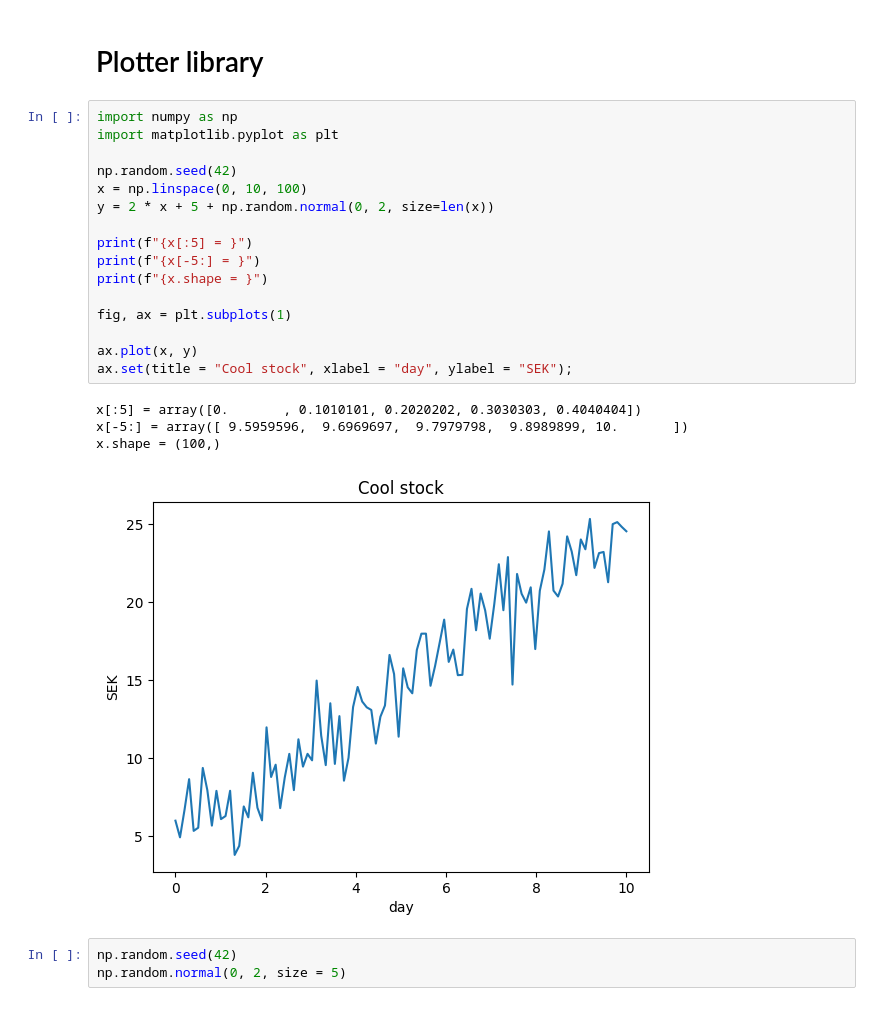
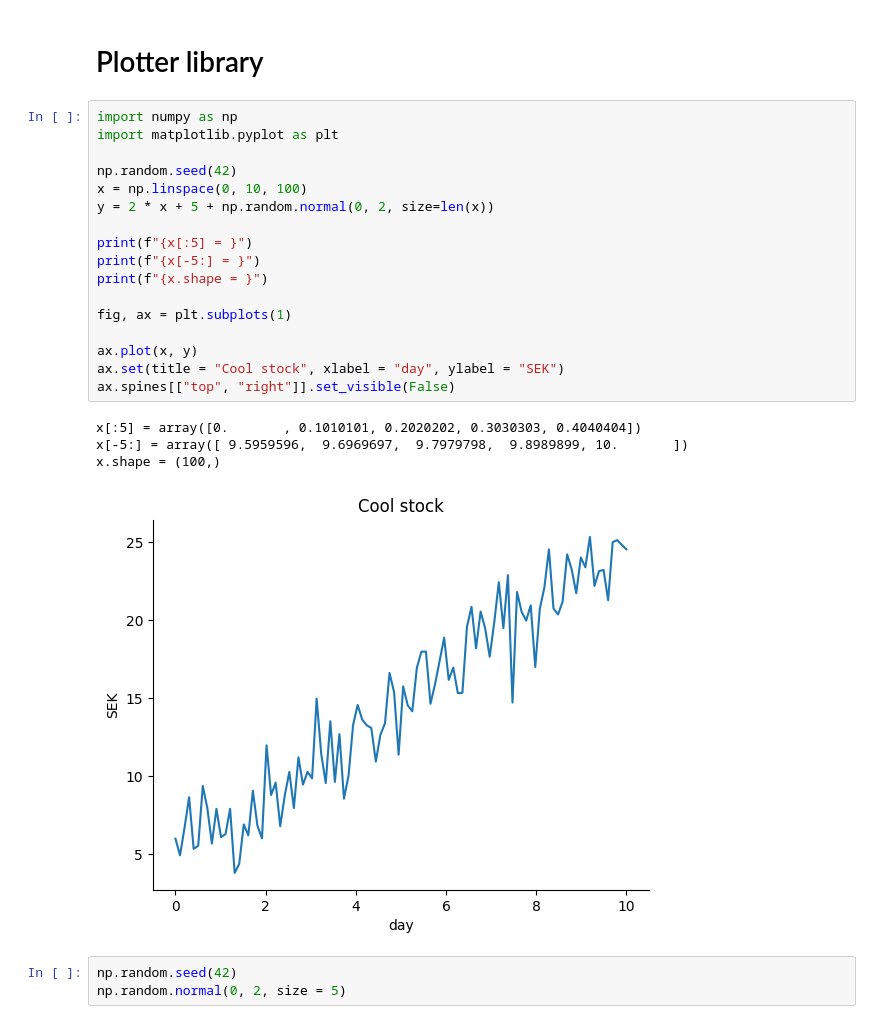
Before and after one commit to Db-Lau/python_code_along_DE25, a Jupyter notebook: exercises/exercise6/ex6_3.ipynb, the cells around one changed output. Saved outputs shown, nothing was run; the diff lists cells and outputs as text.

Commit message:
removbe top righht spine

```diff
--- a/exercises/exercise6/ex6_3.ipynb
+++ b/exercises/exercise6/ex6_3.ipynb
@@ -3,24 +3,25 @@
 # %%
 import numpy as np
 import matplotlib.pyplot as plt
 
 np.random.seed(42)
 x = np.linspace(0, 10, 100)
 y = 2 * x + 5 + np.random.normal(0, 2, size=len(x))
 
 print(f"{x[:5] = }")
 print(f"{x[-5:] = }")
 print(f"{x.shape = }")
 
 fig, ax = plt.subplots(1)
 
 ax.plot(x, y)
-ax.set(title = "Cool stock", xlabel = "day", ylabel = "SEK");
+ax.set(title = "Cool stock", xlabel = "day", ylabel = "SEK")
+ax.spines[["top", "right"]].set_visible(False)
 # %% [output]
 x[:5] = array([0.       , 0.1010101, 0.2020202, 0.3030303, 0.4040404])
 x[-5:] = array([ 9.5959596,  9.6969697,  9.7979798,  9.8989899, 10.       ])
 x.shape = (100,)
-[figure, old version]
+[figure, new version]
 # %%
 np.random.seed(42)
 np.random.normal(0, 2, size = 5)
```
Also changed, not shown: parts of 1 cell of this notebook.
